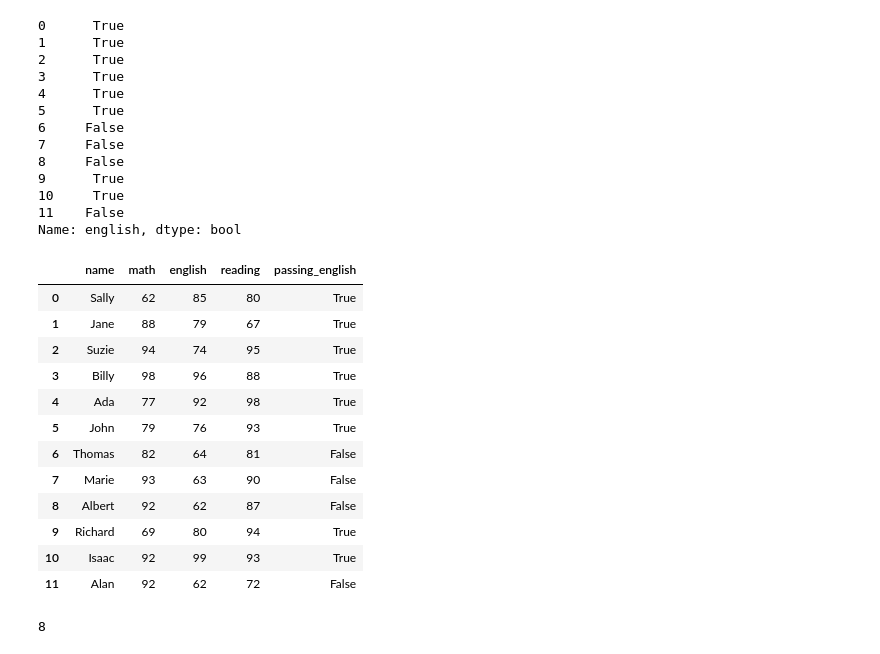
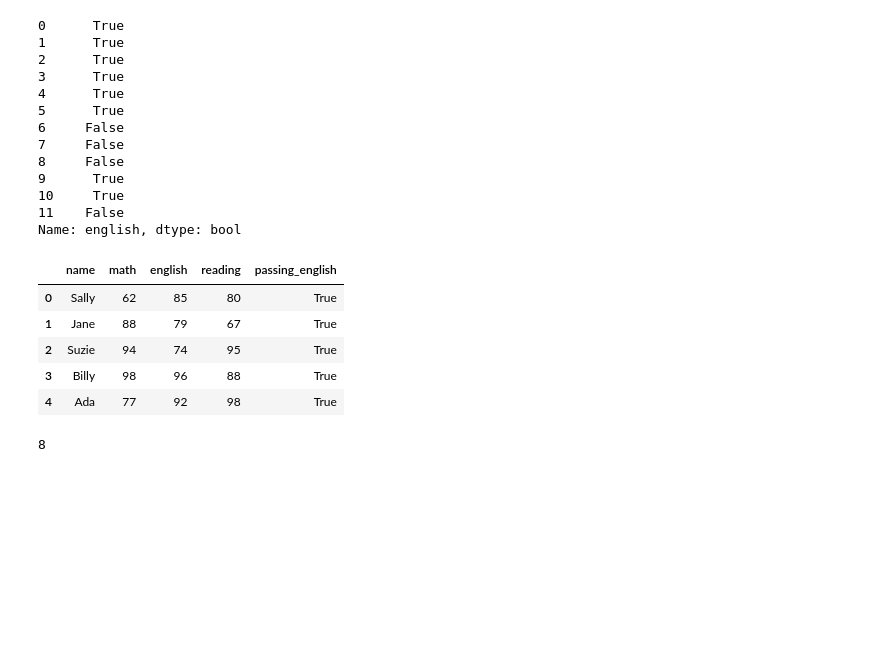
Before and after one commit to CodeupClassroom/innis-ds-libraries, a Jupyter notebook: dataframes_exercises.ipynb, the cells around one changed output. Saved outputs shown, nothing was run; the diff lists cells and outputs as text; code cells hidden in the pictures; blank space fills up the shorter version.

Commit message:
add solutions for part I of dataframes exercises

```diff
--- a/dataframes_exercises.ipynb
+++ b/dataframes_exercises.ipynb
@@ -161,21 +161,14 @@ df['passing_english'] = df.english >= 70
 # %%
 # Check dataframe for new column.
 
-df
+df.head()
 # %% [output]
 |  | name | math | english | reading | passing_english |
 | 0 | Sally | 62 | 85 | 80 | True |
 | 1 | Jane | 88 | 79 | 67 | True |
 | 2 | Suzie | 94 | 74 | 95 | True |
 | 3 | Billy | 98 | 96 | 88 | True |
 | 4 | Ada | 77 | 92 | 98 | True |
-| 5 | John | 79 | 76 | 93 | True |
-| 6 | Thomas | 82 | 64 | 81 | False |
-| 7 | Marie | 93 | 63 | 90 | False |
-| 8 | Albert | 92 | 62 | 87 | False |
-| 9 | Richard | 69 | 80 | 94 | True |
-| 10 | Isaac | 92 | 99 | 93 | True |
-| 11 | Alan | 92 | 62 | 72 | False |
 # %%
 # How many students are passing English?
 # Use the `.sum()` function to add the True bool (1) values.
```
Also changed, not shown: parts of 20 cells of this notebook, 2 other files.
